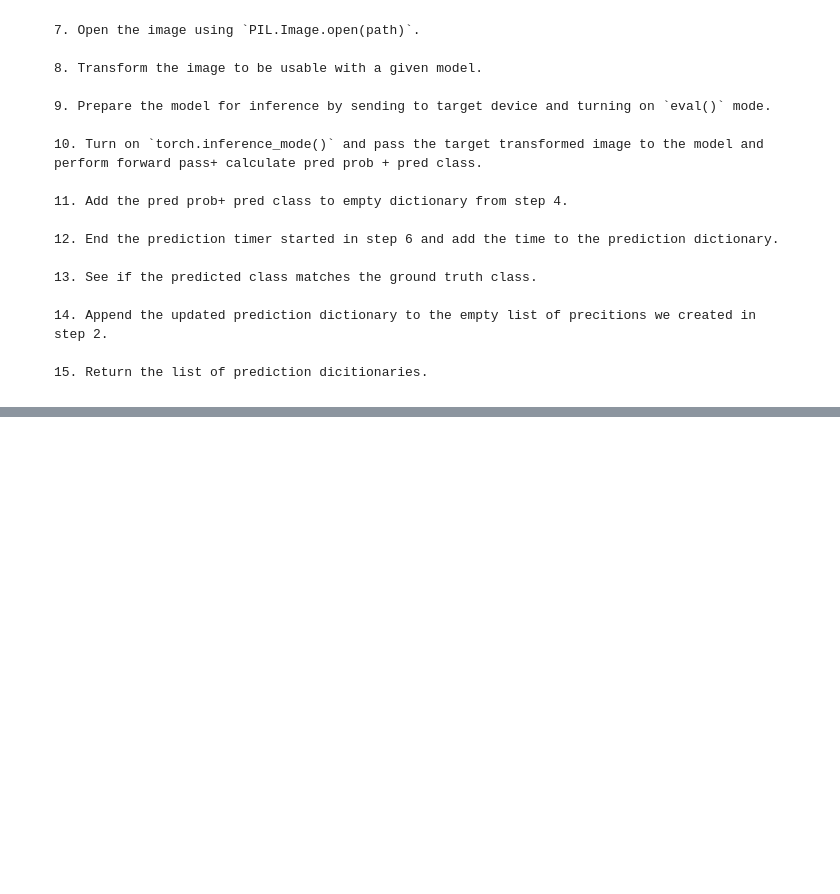
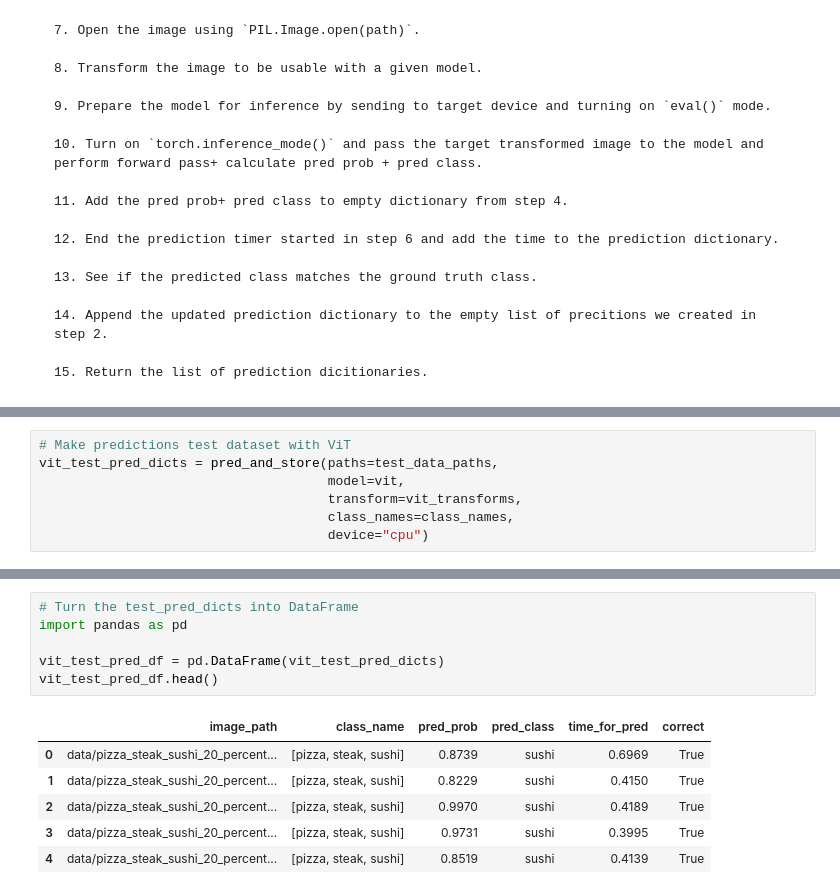
Before and after one commit to shivabasnet85/learning-pytorch-journey, a Jupyter notebook: 09_pytorch_model_deployment.ipynb, the cells around one changed output, grey strips where cells are left out. Cells and saved outputs as stored; diff of their text form; blank space fills up the shorter version.

```diff
--- a/09_pytorch_model_deployment.ipynb
+++ b/09_pytorch_model_deployment.ipynb
@@ -599,0 +682,7 @@ def pred_and_store(paths: List[pathlib.Path],
+# %%
+# Make predictions test dataset with ViT
+vit_test_pred_dicts = pred_and_store(paths=test_data_paths,
+                                     model=vit,
+                                     transform=vit_transforms,
+                                     class_names=class_names,
+                                     device="cpu")
@@ -599,0 +704,13 @@ def pred_and_store(paths: List[pathlib.Path],
+# %%
+# Turn the test_pred_dicts into DataFrame
+import pandas as pd
+
+vit_test_pred_df = pd.DataFrame(vit_test_pred_dicts)
+vit_test_pred_df.head()
+# %% [output]
+|  | image_path | class_name | pred_prob | pred_class | time_for_pred | correct |
+| 0 | data/pizza_steak_sushi_20_percent... | [pizza, steak, sushi] | 0.8739 | sushi | 0.6969 | True |
+| 1 | data/pizza_steak_sushi_20_percent... | [pizza, steak, sushi] | 0.8229 | sushi | 0.4150 | True |
+| 2 | data/pizza_steak_sushi_20_percent... | [pizza, steak, sushi] | 0.9970 | sushi | 0.4189 | True |
+| 3 | data/pizza_steak_sushi_20_percent... | [pizza, steak, sushi] | 0.9731 | sushi | 0.3995 | True |
+| 4 | data/pizza_steak_sushi_20_percent... | [pizza, steak, sushi] | 0.8519 | sushi | 0.4139 | True |
```
Also changed, not shown: parts of 16 cells of this notebook.
